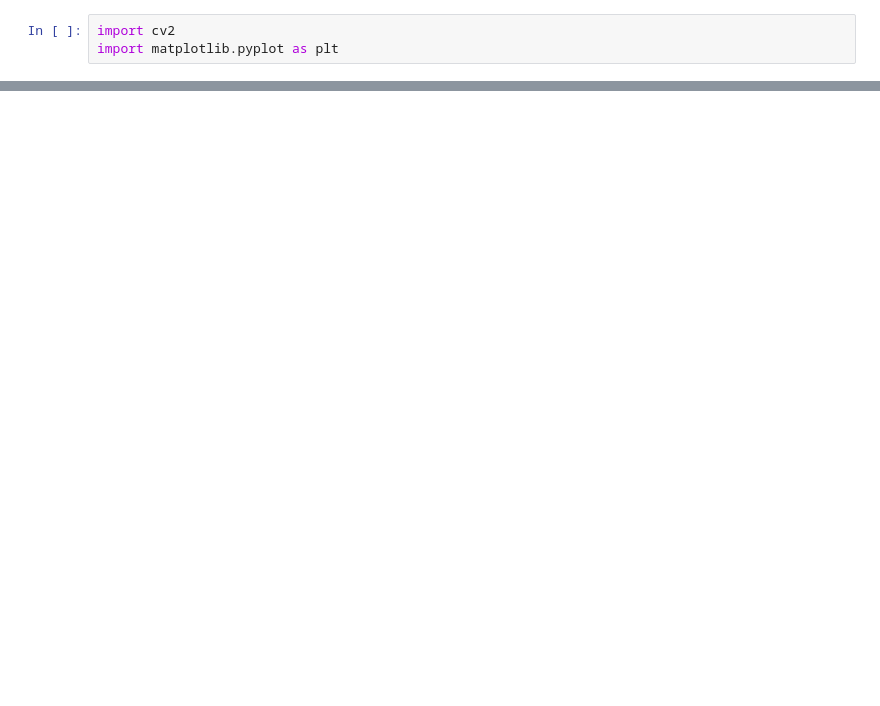
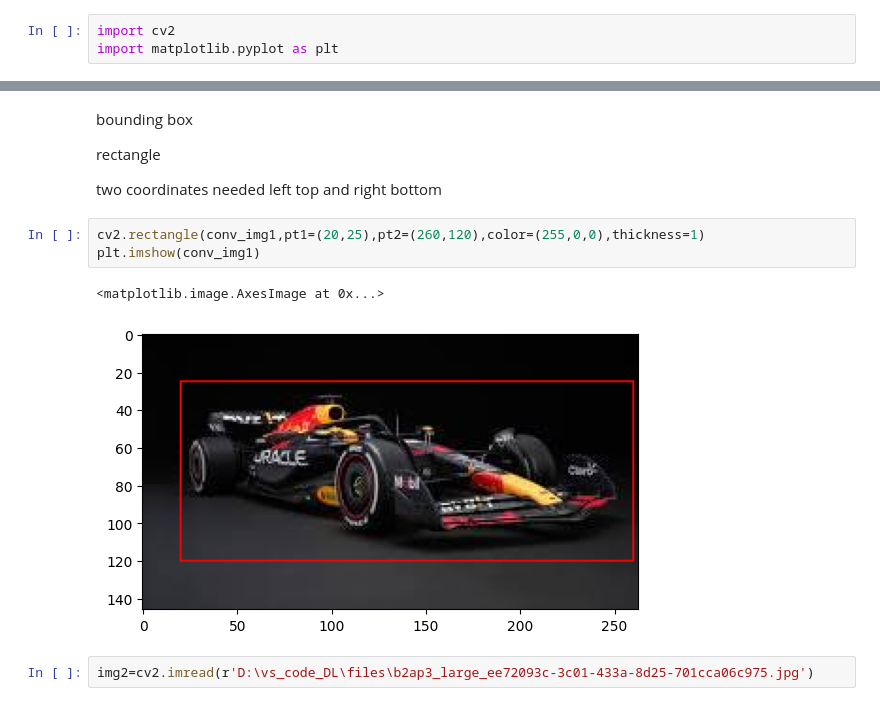
Before and after one commit to Siva-viswanadhan/Deep-Learning, a Jupyter notebook: computer_vision/demo2.ipynb, the cells around one changed output, grey strips where cells are left out. Saved outputs shown, nothing was run; the diff lists cells and outputs as text; blank space fills up the shorter version.

```diff
--- a/computer_vision/demo2.ipynb
+++ b/computer_vision/demo2.ipynb
@@ -13,0 +20,16 @@ plt.imshow(img)
+# %% [markdown]
+bounding box
+
+
+rectangle
+
+two coordinates needed
+left top and right bottom
+# %%
+cv2.rectangle(conv_img1,pt1=(20,25),pt2=(260,120),color=(255,0,0),thickness=1)
+plt.imshow(conv_img1)
+# %% [output]
+<matplotlib.image.AxesImage at 0x...>
+[figure, added]
+# %%
+img2=cv2.imread(r'D:\vs_code_DL\files\b2ap3_large_ee72093c-3c01-433a-8d25-701cca06c975.jpg')
```
Also changed, not shown: parts of 12 cells of this notebook, 12 other files.
